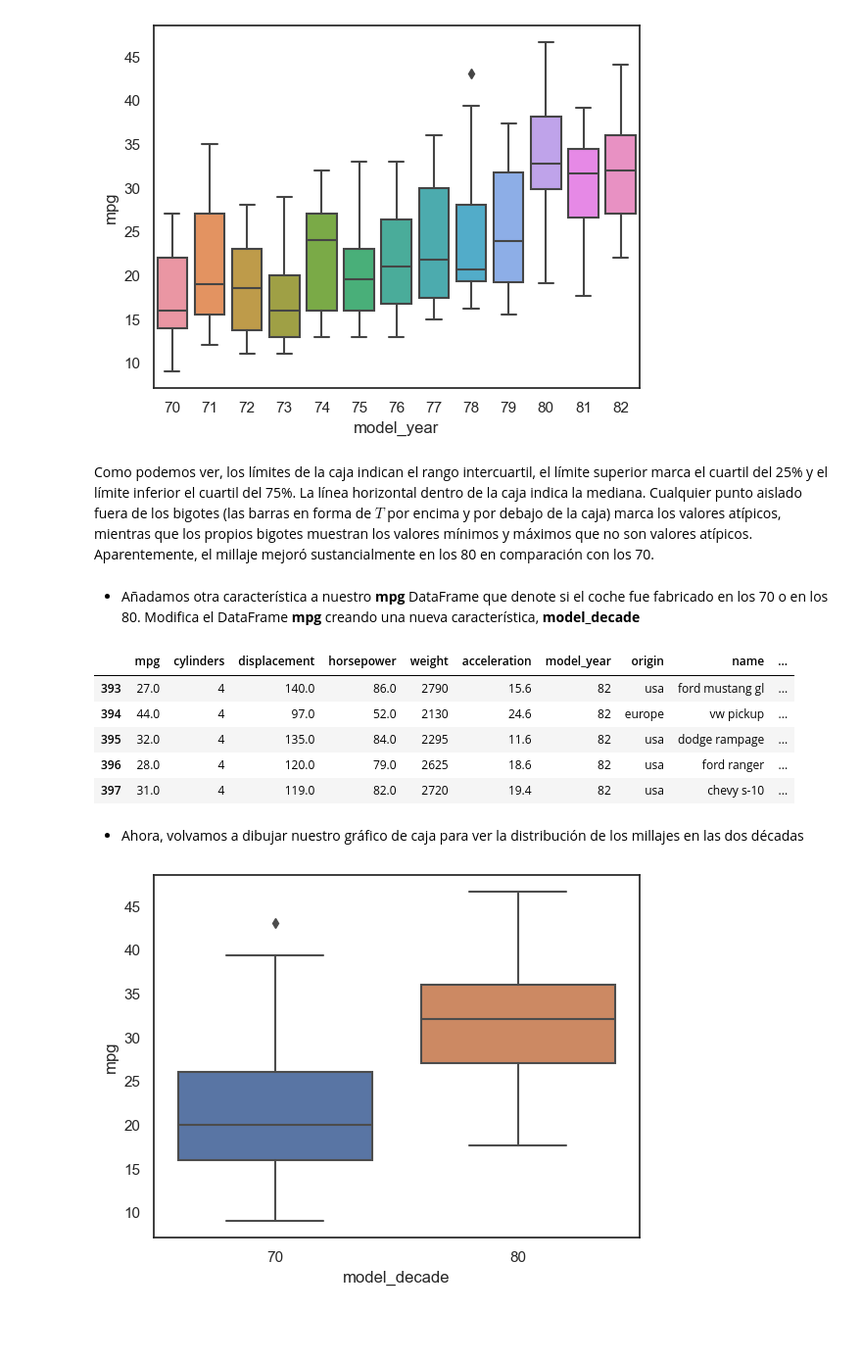
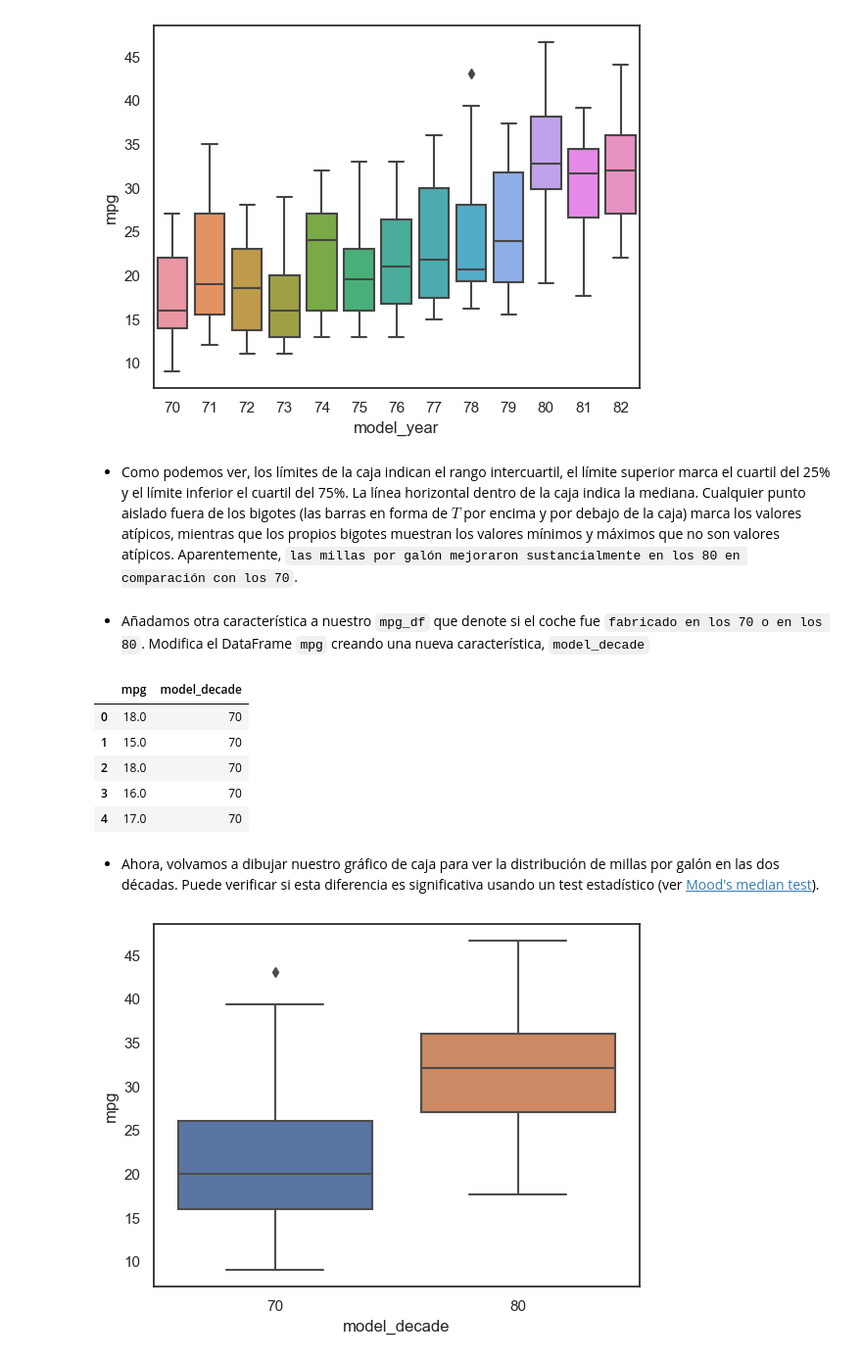
Before and after one commit to lihkir/DataVizPython, a Jupyter notebook: _sources/static_dataviz.ipynb, the cells around one changed output. Shown at 98% size. Saved outputs shown, nothing was run; the diff lists cells and outputs as text; code cells hidden in the pictures; blank space fills up the shorter version.

```diff
--- a/_sources/static_dataviz.ipynb
+++ b/_sources/static_dataviz.ipynb
@@ -304,23 +345,23 @@ sns.boxplot(x='model_year', y='mpg', data=mpg_df);
 # %% [output]
 [figure]
 # %% [markdown]
-Como podemos ver, los límites de la caja indican el rango intercuartil, el límite superior marca el cuartil del 25% y el límite inferior el cuartil del 75%. La línea horizontal dentro de la caja indica la mediana. Cualquier punto aislado fuera de los bigotes (las barras en forma de $T$ por encima y por debajo de la caja) marca los valores atípicos, mientras que los propios bigotes muestran los valores mínimos y máximos que no son valores atípicos. Aparentemente, el millaje mejoró sustancialmente en los 80 en comparación con los 70.
+- Como podemos ver, los límites de la caja indican el rango intercuartil, el límite superior marca el cuartil del 25% y el límite inferior el cuartil del 75%. La línea horizontal dentro de la caja indica la mediana. Cualquier punto aislado fuera de los bigotes (las barras en forma de $T$ por encima y por debajo de la caja) marca los valores atípicos, mientras que los propios bigotes muestran los valores mínimos y máximos que no son valores atípicos. Aparentemente, `las millas por galón mejoraron sustancialmente en los 80 en comparación con los 70`.
 # %% [markdown]
-- Añadamos otra característica a nuestro **mpg** DataFrame que denote si el coche fue fabricado en los 70 o en los 80. Modifica el DataFrame **mpg** creando una nueva característica, **model_decade**
+- Añadamos otra característica a nuestro `mpg_df` que denote si el coche fue `fabricado en los 70 o en los 80`. Modifica el DataFrame `mpg` creando una nueva característica, `model_decade`
 # %%
 import numpy as np
 mpg_df['model_decade'] = np.floor(mpg_df.model_year/10)*10
 mpg_df['model_decade'] = mpg_df['model_decade'].astype(int)
-mpg_df.tail()
+mpg_df[['mpg', 'model_decade']].head()
 # %% [output]
-|  | mpg | cylinders | displacement | horsepower | weight | acceleration | model_year | origin | name | ... |
-| 393 | 27.0 | 4 | 140.0 | 86.0 | 2790 | 15.6 | 82 | usa | ford mustang gl | ... |
-| 394 | 44.0 | 4 | 97.0 | 52.0 | 2130 | 24.6 | 82 | europe | vw pickup | ... |
-| 395 | 32.0 | 4 | 135.0 | 84.0 | 2295 | 11.6 | 82 | usa | dodge rampage | ... |
-| 396 | 28.0 | 4 | 120.0 | 79.0 | 2625 | 18.6 | 82 | usa | ford ranger | ... |
-| 397 | 31.0 | 4 | 119.0 | 82.0 | 2720 | 19.4 | 82 | usa | chevy s-10 | ... |
+|  | mpg | model_decade |
+| 0 | 18.0 | 70 |
+| 1 | 15.0 | 70 |
+| 2 | 18.0 | 70 |
+| 3 | 16.0 | 70 |
+| 4 | 17.0 | 70 |
 # %% [markdown]
-- Ahora, volvamos a dibujar nuestro gráfico de caja para ver la distribución de los millajes en las dos décadas
+- Ahora, volvamos a dibujar nuestro gráfico de caja para ver la distribución de millas por galón en las dos décadas. Puede verificar si esta diferencia es significativa usando un test estadístico (ver [Mood's median test](https://docs.scipy.org/doc/scipy/reference/generated/scipy.stats.median_test.html)).
 # %%
 sns.boxplot(x='model_decade', y='mpg', data=mpg_df);
 # %% [output]
```
Also changed, not shown: parts of 113 cells of this notebook, 35 other files.
